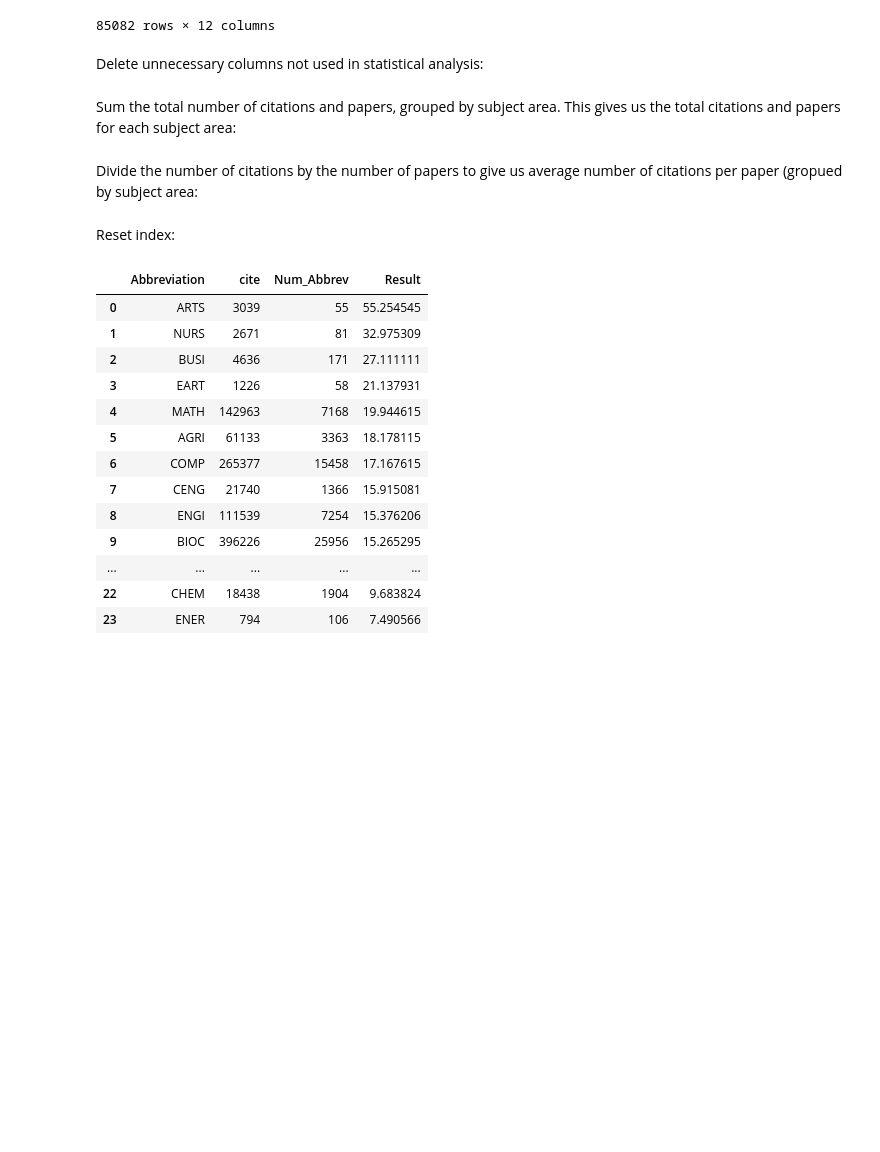
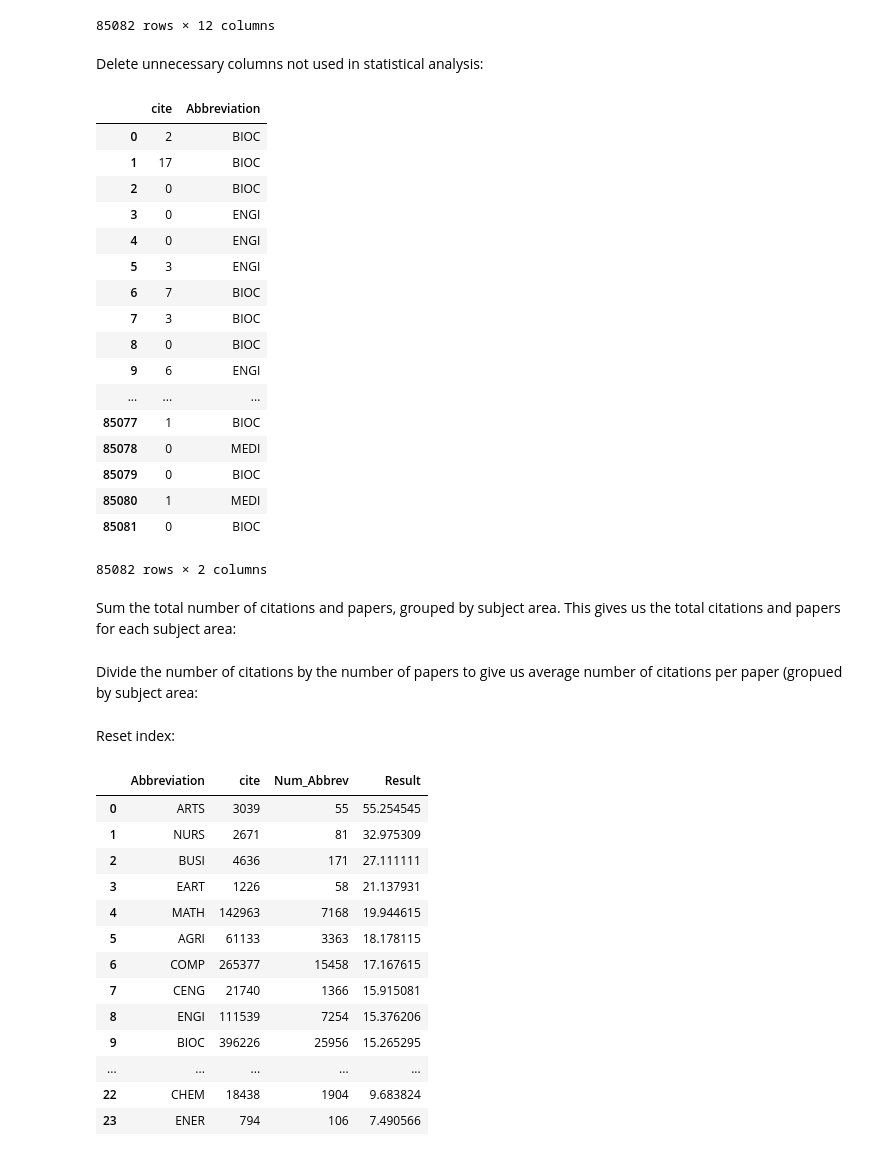
Before and after one commit to UNCG-CSE/Bioinformatics_Trends, a Jupyter notebook: Data Exploration/Logan/Logan_Avg_Num_citations.ipynb, the cells around one changed output. Drawn from its saved outputs; the diff is of its cells as text; code cells hidden in the pictures; blank space fills up the shorter version.

```diff
--- a/Data Exploration/Logan/Logan_Avg_Num_citations.ipynb
+++ b/Data Exploration/Logan/Logan_Avg_Num_citations.ipynb
@@ -8,7 +8,7 @@ import csv
 import pandas as pd
 from ast import literal_eval
 
-df_logan = pd.read_csv(r'/Users/loganhornbuckle/Desktop/Data_Science/Merged/all_years_merged_logan_mouna_darpan.csv',
+df_logan = pd.read_csv(r'/Users/loganhornbuckle/Documents/Data_Science/Merged/all_years_merged_logan_mouna_darpan.csv',
                        encoding='cp1252' ,dtype='str', error_bad_lines=False)
 
 # get dimmensions of dataframe to ensure csv imported correctly
@@ -51,6 +51,27 @@ del df_logan['publication_name']
 del df_logan['Code']
 del df_logan['Text']
 del df_logan['publication_type']
+# %%
+df_logan
+# %% [output]
+|  | cite | Abbreviation |
+| 0 | 2 | BIOC |
+| 1 | 17 | BIOC |
+| 2 | 0 | BIOC |
+| 3 | 0 | ENGI |
+| 4 | 0 | ENGI |
+| 5 | 3 | ENGI |
+| 6 | 7 | BIOC |
+| 7 | 3 | BIOC |
+| 8 | 0 | BIOC |
+| 9 | 6 | ENGI |
+| ... | ... | ... |
+| 85077 | 1 | BIOC |
+| 85078 | 0 | MEDI |
+| 85079 | 0 | BIOC |
+| 85080 | 1 | MEDI |
+| 85081 | 0 | BIOC |
+85082 rows × 2 columns
 # %% [markdown]
 Sum the total number of citations and papers, grouped by subject area.
 This gives us the total citations and papers for each subject area:
```
Also changed, not shown: 2 other files.
